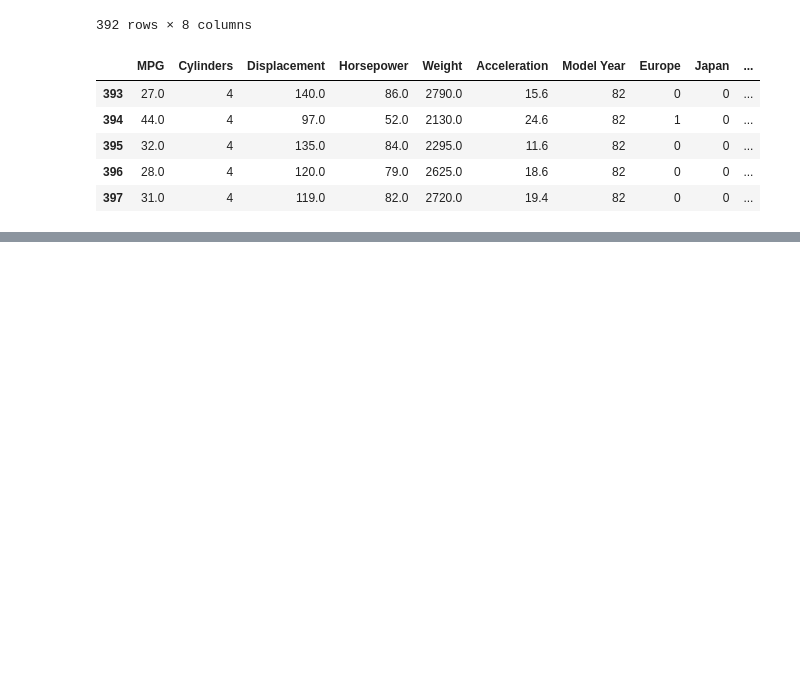
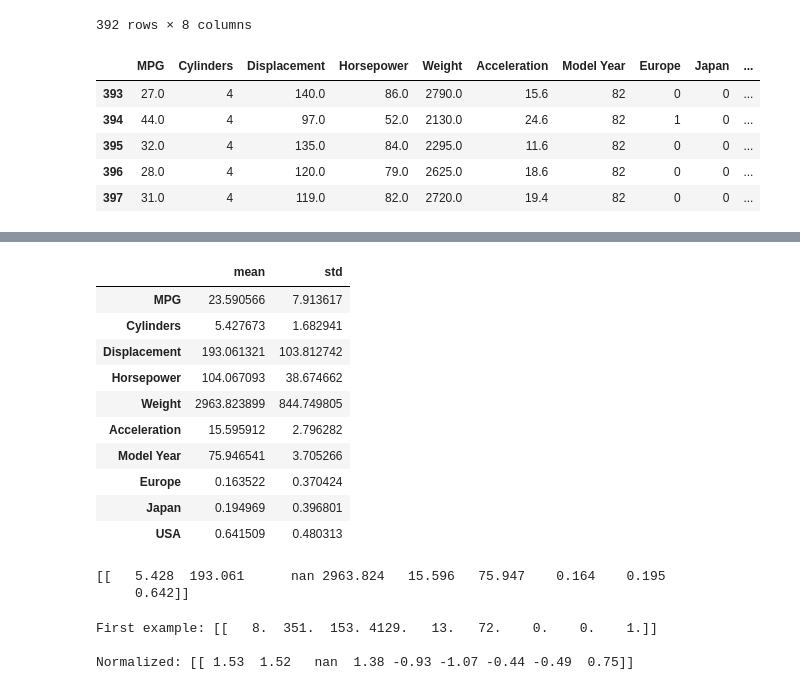
Before and after one commit to NavdeepTU/Deep-Learning, a Jupyter notebook: 02. ML basics with Keras/05. Basic_regression_Predict_fuel_efficiency.ipynb, the cells around one changed output, grey strips where cells are left out. Drawn from its saved outputs; the diff is of its cells as text; code cells hidden in the pictures; blank space fills up the shorter version.

```diff
--- a/02. ML basics with Keras/05. Basic_regression_Predict_fuel_efficiency.ipynb
+++ b/02. ML basics with Keras/05. Basic_regression_Predict_fuel_efficiency.ipynb
@@ -70,0 +103,15 @@ dataset.tail()
+# %%
+# normalization
+train_dataset.describe().transpose()[['mean', 'std']]
+# %% [output]
+|  | mean | std |
+| MPG | 23.590566 | 7.913617 |
+| Cylinders | 5.427673 | 1.682941 |
+| Displacement | 193.061321 | 103.812742 |
+| Horsepower | 104.067093 | 38.674662 |
+| Weight | 2963.823899 | 844.749805 |
+| Acceleration | 15.595912 | 2.796282 |
+| Model Year | 75.946541 | 3.705266 |
+| Europe | 0.163522 | 0.370424 |
+| Japan | 0.194969 | 0.396801 |
+| USA | 0.641509 | 0.480313 |
@@ -70,0 +122,16 @@ dataset.tail()
+# %%
+print(normalizer.mean.numpy())
+# %% [output]
+[[   5.428  193.061      nan 2963.824   15.596   75.947    0.164    0.195
+     0.642]]
+# %%
+first = np.array(train_features[:1])
+
+with np.printoptions(precision = 2, suppress = True):
+  print('First example:', first)
+  print()
+  print('Normalized:', normalizer(first).numpy())
+# %% [output]
+First example: [[   8.  351.  153. 4129.   13.   72.    0.    0.    1.]]
+
+Normalized: [[ 1.53  1.52   nan  1.38 -0.93 -1.07 -0.44 -0.49  0.75]]
```
Also changed, not shown: parts of 6 cells of this notebook.
